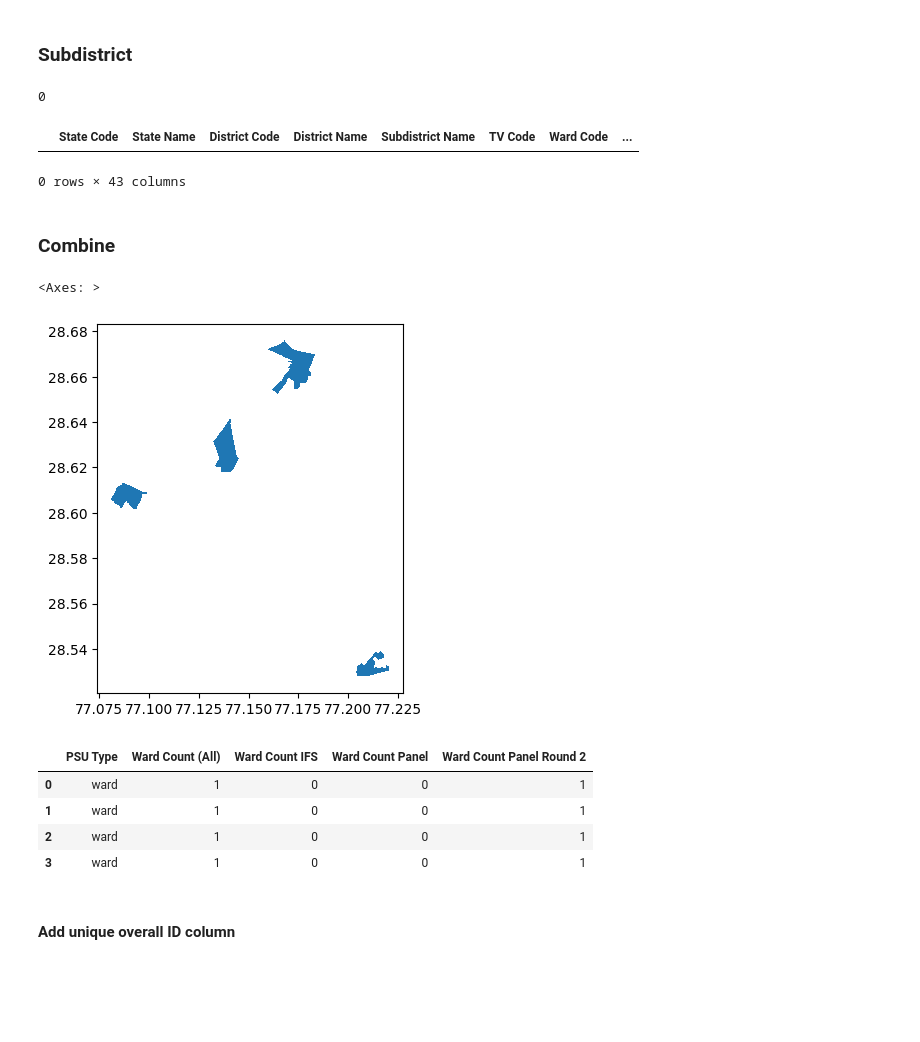
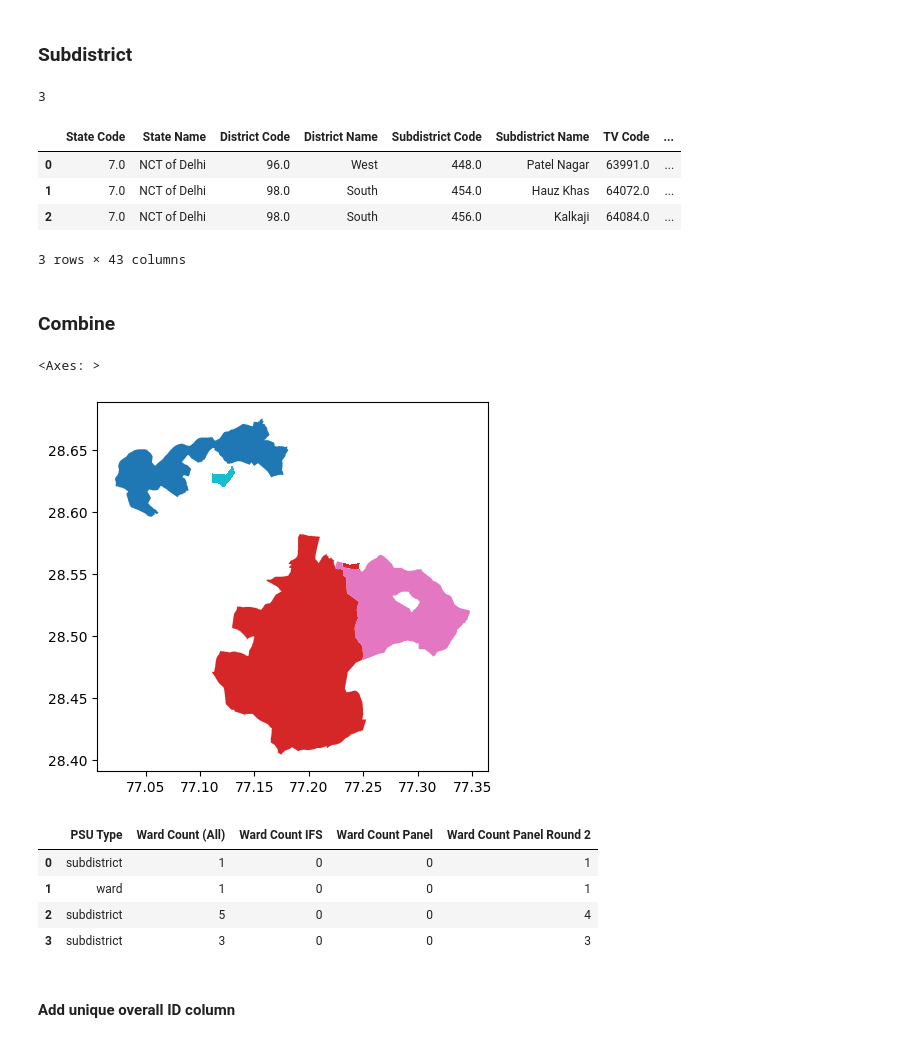
Before and after one commit to IDinsight/rooftop_sampling, a Jupyter notebook: IFS/load_match_sample_v8_replacements.ipynb, the cells around one changed output. Saved outputs shown, nothing was run; the diff lists cells and outputs as text; code cells hidden in the pictures; blank space fills up the shorter version.

```diff
--- a/IFS/load_match_sample_v8_replacements.ipynb
+++ b/IFS/load_match_sample_v8_replacements.ipynb
@@ -176,9 +176,14 @@ sample_df
 # tv_ids = [281676]
 # selected_states = ["NCT of Delhi", "Assam", "Punjab", "Maharashtra"]
 
-# v15
-pca_ids = ["800441-74", "800441-162", "800441-129", "800441-152"]
-# tv_ids = [800441]
+# # v15
+# pca_ids = ["800441-74", "800441-162", "800441-129", "800441-152"]
+# # tv_ids = [800441]
+# selected_states = ["NCT of Delhi"]
+
+# v16
+pca_ids = ["64072-174", "64084-202", "63991-122", "800441-111"]
+# tv_ids = [64072, 64084, 63991, 800441]
 selected_states = ["NCT of Delhi"]
 # %%
 filtered_df = sample_df[sample_df["PCA_ID"].isin(pca_ids)].copy()
@@ -320,7 +325,7 @@ subdistrict_codes_to_match = filtered_df.loc[
 ].unique()
 len(subdistrict_codes_to_match)
 # %% [output]
-0
+3
 # %%
 subdistrict_gdf = gpd.GeoDataFrame(
     filtered_df[filtered_df["PSU Type"] == "subdistrict"].merge(
@@ -336,8 +341,11 @@ subdistrict_gdf = gpd.GeoDataFrame(
 )
 subdistrict_gdf
 # %% [output]
-|  | State Code | State Name | District Code | District Name | Subdistrict Name | TV Code | Ward Code | ... |
+|  | State Code | State Name | District Code | District Name | Subdistrict Code | Subdistrict Name | TV Code | ... |
+| 0 | 7.0 | NCT of Delhi | 96.0 | West | 448.0 | Patel Nagar | 63991.0 | ... |
+| 1 | 7.0 | NCT of Delhi | 98.0 | South | 454.0 | Hauz Khas | 64072.0 | ... |
+| 2 | 7.0 | NCT of Delhi | 98.0 | South | 456.0 | Kalkaji | 64084.0 | ... |
-0 rows × 43 columns
+3 rows × 43 columns
 # %%
 # cut out the TV and Ward geometries from the subdistrict geometries so we don't double sample those areas
 combined_tv_and_ward_union_shape = wards_gdf.geometry.unary_union.union(
@@ -367,18 +375,18 @@ combined_gdf = combined_gdf.sort_values(
     by=["State Code", "District Code", "Subdistrict Code", "TV Code", "Ward Code"]
 ).reset_index(drop=True)
 # %%
-combined_gdf.plot(column="State Name")
+combined_gdf.plot(column="PCA_ID")
 # %% [output]
 <Axes: >
-[figure, old version]
+[figure, new version]
 # %%
 combined_gdf[["PSU Type", "Ward Count (All)", "Ward Count IFS", "Ward Count Panel", "Ward Count Panel Round 2"]]
 # %% [output]
 |  | PSU Type | Ward Count (All) | Ward Count IFS | Ward Count Panel | Ward Count Panel Round 2 |
-| 0 | ward | 1 | 0 | 0 | 1 |
+| 0 | subdistrict | 1 | 0 | 0 | 1 |
 | 1 | ward | 1 | 0 | 0 | 1 |
-| 2 | ward | 1 | 0 | 0 | 1 |
-| 3 | ward | 1 | 0 | 0 | 1 |
+| 2 | subdistrict | 5 | 0 | 0 | 4 |
+| 3 | subdistrict | 3 | 0 | 0 | 3 |
 # %% [markdown]
 #### Add unique overall ID column
 # %%
```
Also changed, not shown: parts of 17 cells of this notebook.
